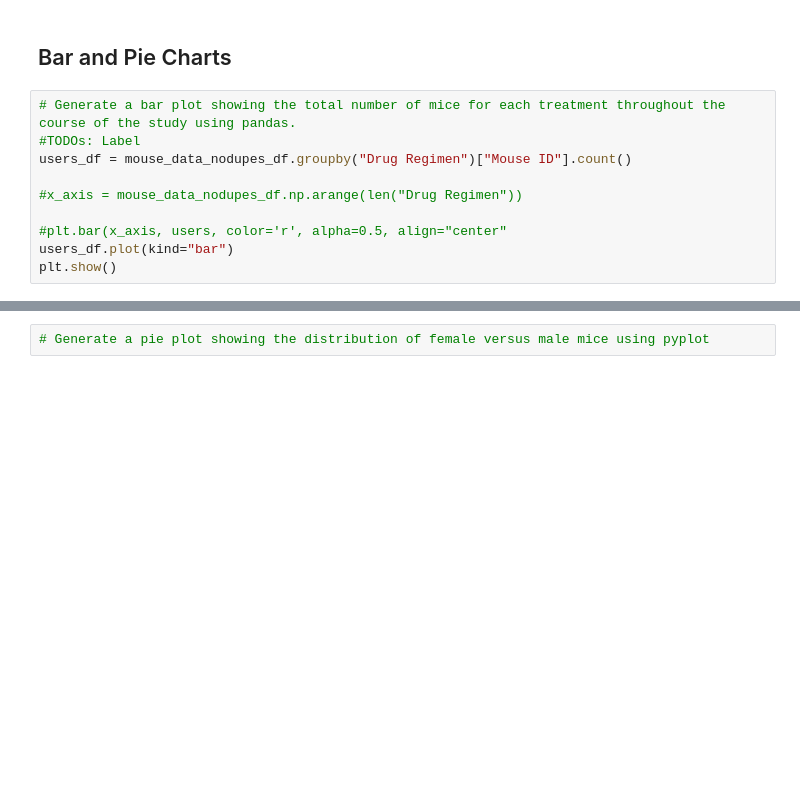
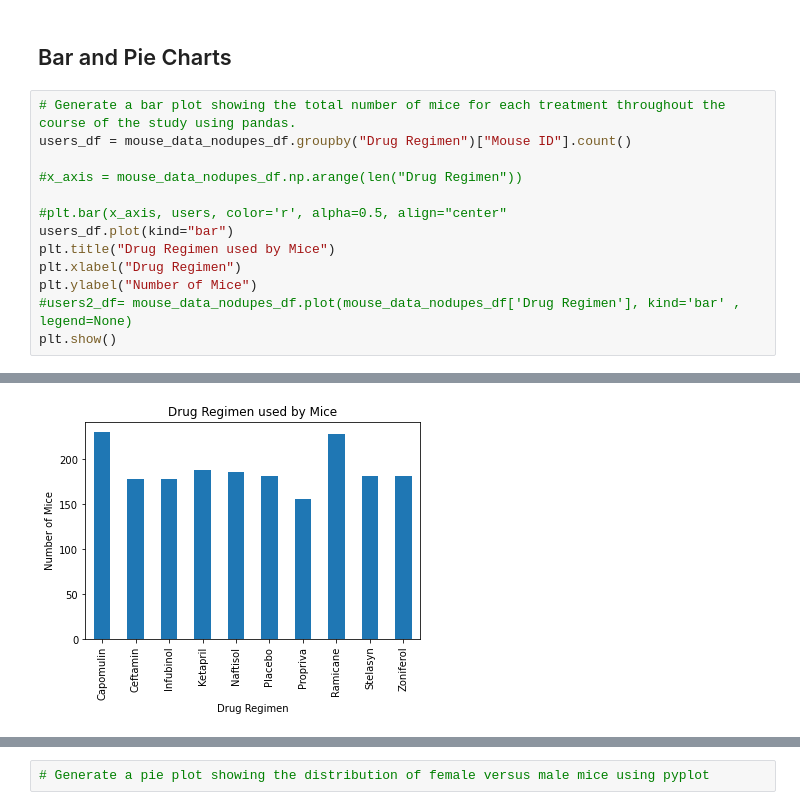
Before and after one commit to rmaher314/HW5_Matplotlib, a Jupyter notebook: pymaceuticals_starter.ipynb, the cells around one changed output, grey strips where cells are left out. Drawn from its saved outputs; the diff is of its cells as text; blank space fills up the shorter version.

Commit message:
Pandas - Bar graph done and now static.

```diff
--- a/pymaceuticals_starter.ipynb
+++ b/pymaceuticals_starter.ipynb
@@ -145,12 +111,15 @@ drug_stat_v2_df
 ## Bar and Pie Charts
 # %%
 # Generate a bar plot showing the total number of mice for each treatment throughout the course of the study using pandas.
-#TODOs: Label
 users_df = mouse_data_nodupes_df.groupby("Drug Regimen")["Mouse ID"].count()
 
 #x_axis = mouse_data_nodupes_df.np.arange(len("Drug Regimen"))
 
 #plt.bar(x_axis, users, color='r', alpha=0.5, align="center"
 users_df.plot(kind="bar")
+plt.title("Drug Regimen used by Mice")
+plt.xlabel("Drug Regimen")
+plt.ylabel("Number of Mice")
+#users2_df= mouse_data_nodupes_df.plot(mouse_data_nodupes_df['Drug Regimen'], kind='bar' , legend=None)
 plt.show()
 # %% [output]
@@ -159,3 +126,4 @@ plt.show()
+[figure, added]
 # %%
 # Generate a bar plot showing the total number of mice for each treatment throughout the course of the study using matplotlib.
 #users_df = mouse_data_nodupes_df.groupby("Drug Regimen")["Mouse ID"].count()
```
Also changed, not shown: parts of 12 cells of this notebook.
